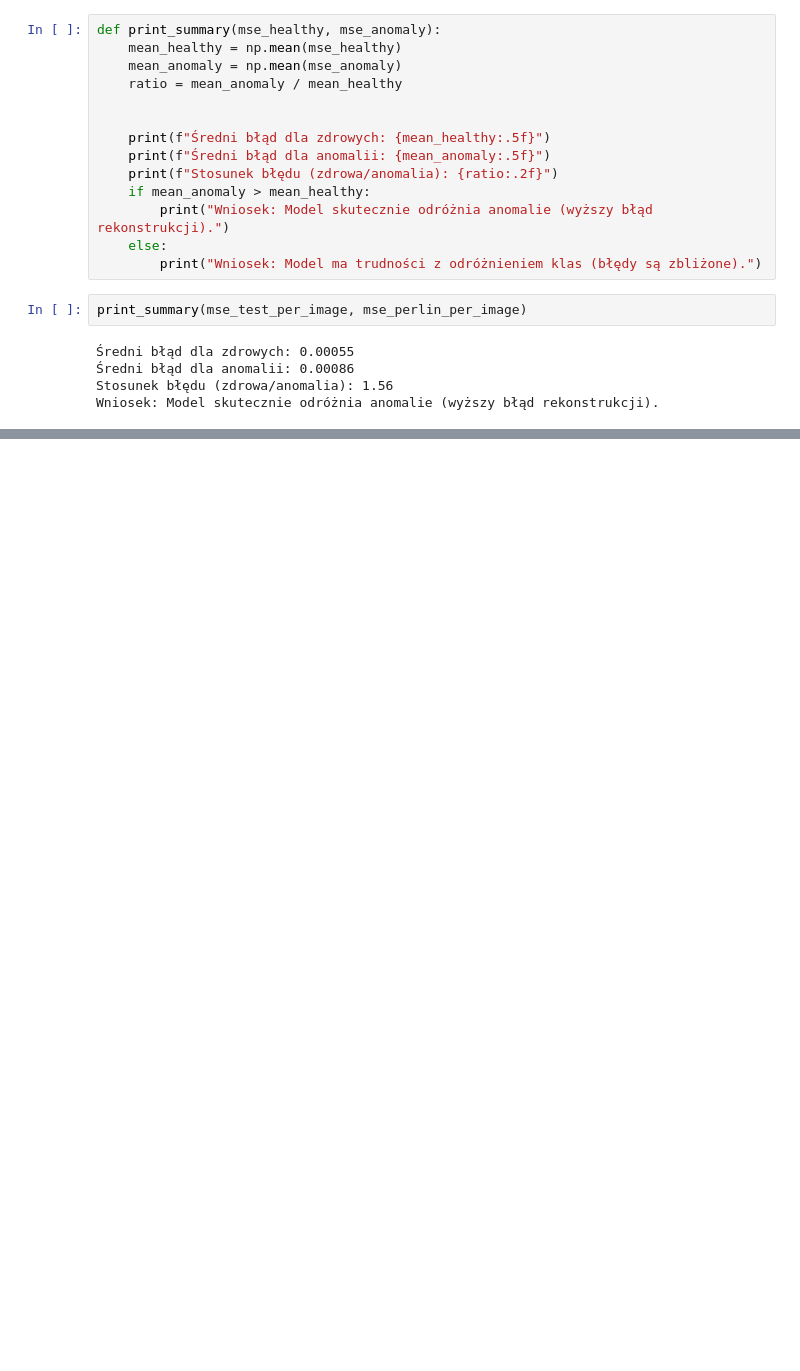
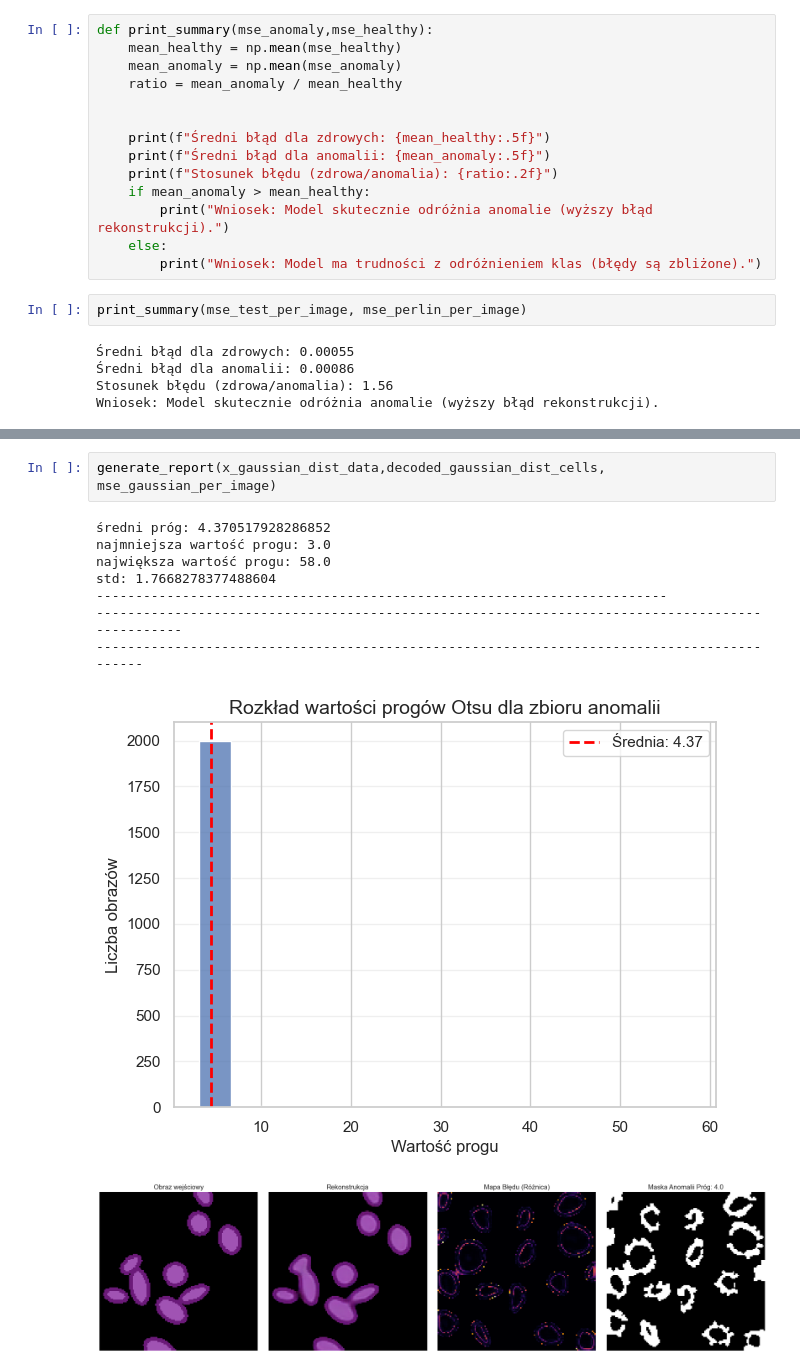
Before and after one commit to kosinus2000/Projekt_Inzynierski, a Jupyter notebook: notebooks/03.1_testy_i_wyniki.ipynb, the cells around one changed output, grey strips where cells are left out. Saved outputs shown, nothing was run; the diff lists cells and outputs as text; blank space fills up the shorter version.

```diff
--- a/notebooks/03.1_testy_i_wyniki.ipynb
+++ b/notebooks/03.1_testy_i_wyniki.ipynb
@@ -747,7 +747,7 @@ plt.show()
 # %% [output]
 [figure]
 # %%
-def print_summary(mse_healthy, mse_anomaly):
+def print_summary(mse_anomaly,mse_healthy):
     mean_healthy = np.mean(mse_healthy)
     mean_anomaly = np.mean(mse_anomaly)
     ratio = mean_anomaly / mean_healthy
@@ -769,0 +867,12 @@ Wniosek: Model skutecznie odróżnia anomalie (wyższy błąd rekonstrukcji).
+# %%
+generate_report(x_gaussian_dist_data,decoded_gaussian_dist_cells, mse_gaussian_per_image)
+# %% [output]
+średni próg: 4.370517928286852
+najmniejsza wartość progu: 3.0
+największa wartość progu: 58.0
+std: 1.7668278377488604
+-------------------------------------------------------------------------
+------------------------------------------------------------------------------------------------
+-------------------------------------------------------------------------------------------
+[figure, added]
+[figure, added]
```
Also changed, not shown: parts of 3 cells of this notebook.
